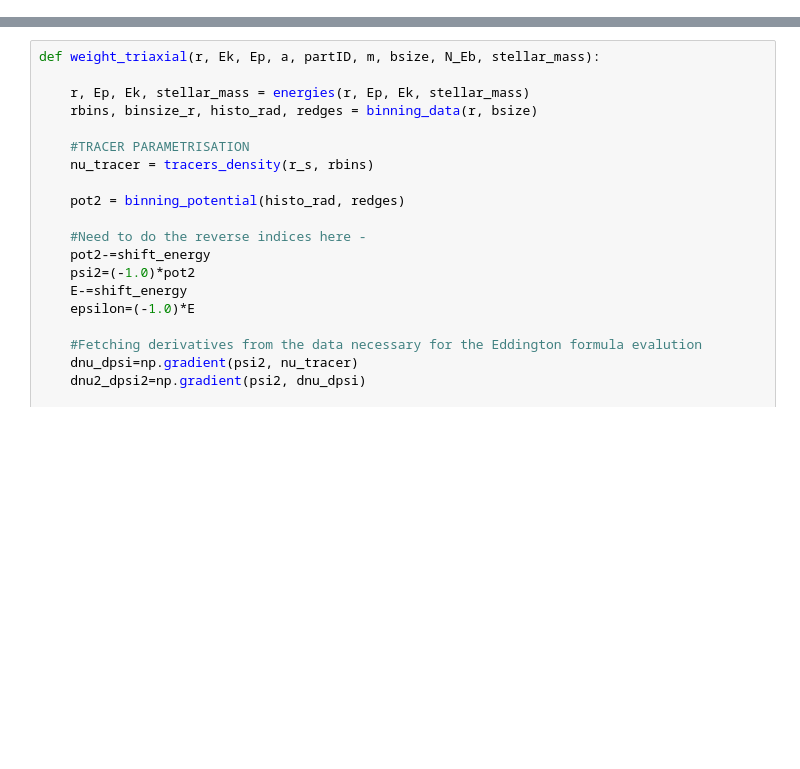
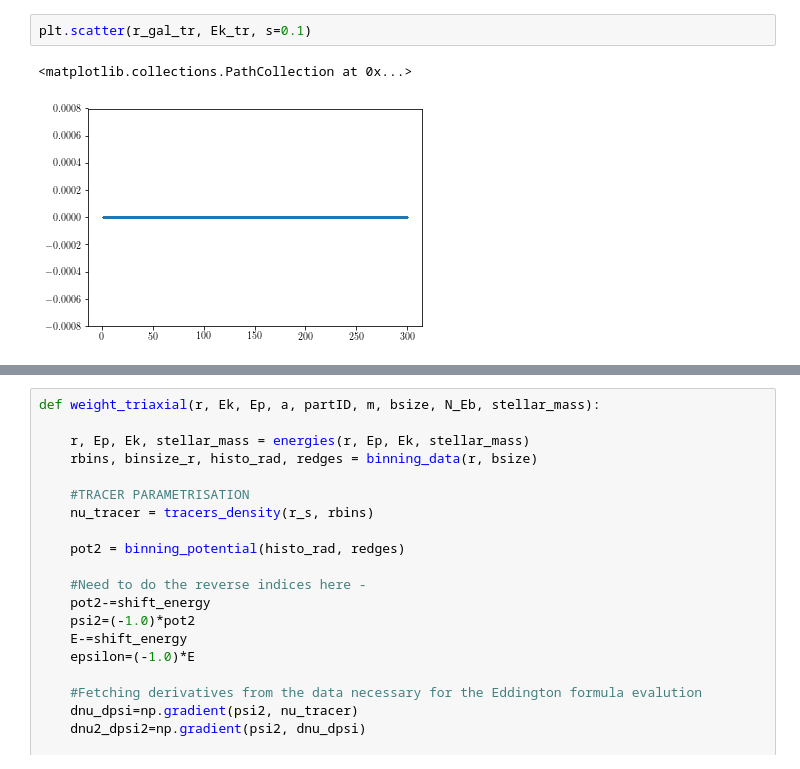
Before and after one commit to chervs/tracers_triaxial, a Jupyter notebook: code_skeleton.ipynb, the cells around one changed output, grey strips where cells are left out. Saved outputs shown, nothing was run; the diff lists cells and outputs as text; blank space fills up the shorter version.

```diff
--- a/code_skeleton.ipynb
+++ b/code_skeleton.ipynb
@@ -57,0 +108,5 @@ binning_data(np.linspace(0.001, 300, 100), 0.1)
+# %%
+plt.scatter(r_gal_tr, Ek_tr, s=0.1)
+# %% [output]
+<matplotlib.collections.PathCollection at 0x...>
+[figure, added]
```
Also changed, not shown: parts of 28 cells of this notebook.
